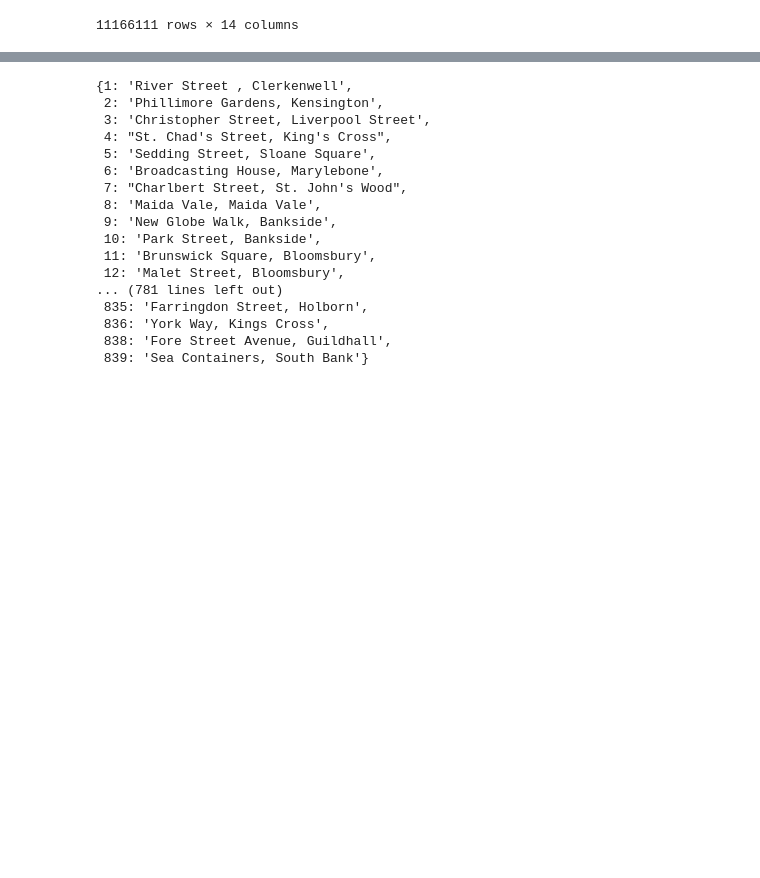
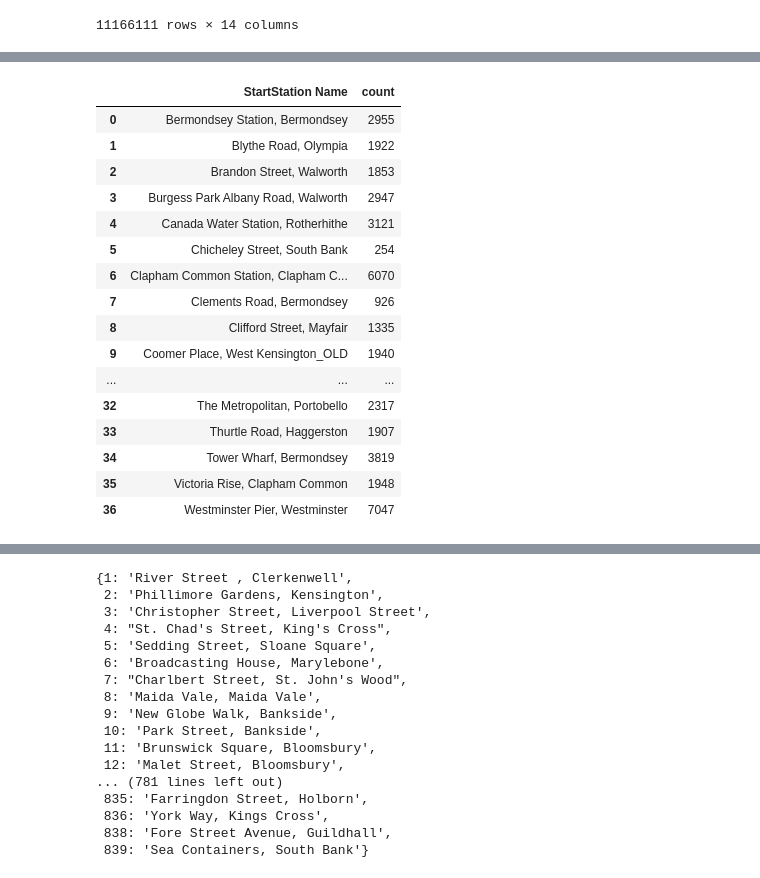
Before and after one commit to elrhmo/TfL_Bike_Analysis, a Jupyter notebook: data_prep.ipynb, the cells around one changed output, grey strips where cells are left out. Cells and saved outputs as stored; diff of their text form; code cells hidden in the pictures; blank space fills up the shorter version.

```diff
--- a/data_prep.ipynb
+++ b/data_prep.ipynb
@@ -763,0 +795,16 @@ Before compute_both_events() function to te 2022 dataframe, lets assign Ids to a
+# %%
+# new dictionary with switched keys and values
+switched_dict = {value: key for key, value in station_allnames_newdic.items()}
+# %%
+# Assuming your data frame is named 'df' and the columns are 'column1' and 'column2'
+for index, row in df.iterrows():
+    if pd.isnull(row['column1']) and row['column2'] in replacement_dict:
+        df.at[index, 'column1'] = replacement_dict[row['column2']]
+# %%
+# let's assign station ids if it exist in our dictionary
+
+#sorting start station Ids first
+bd_data_2022_clean3 = bd_data_2022_clean2.copy()
+for index, row in bd_data_2022_clean3.iterrows():
+    if pd.isnull(row['StartStation Id']) and row['StartStation Name'] in switched_dict:
+        bd_data_2022_clean3.at[index, 'StartStation Id'] = switched_dict[row['StartStation Name']]
@@ -763,0 +853,22 @@ Before compute_both_events() function to te 2022 dataframe, lets assign Ids to a
+# %%
+grouped_counts_start = bd_data_2022_clean3[bd_data_2022_clean3['StartStation Id'].isnull()].groupby('StartStation Name').size()
+grouped_counts_start_df = grouped_counts.reset_index(name='count')
+grouped_counts_start_df
+# %% [output]
+|  | StartStation Name | count |
+| 0 | Bermondsey Station, Bermondsey | 2955 |
+| 1 | Blythe Road, Olympia | 1922 |
+| 2 | Brandon Street, Walworth | 1853 |
+| 3 | Burgess Park Albany Road, Walworth | 2947 |
+| 4 | Canada Water Station, Rotherhithe | 3121 |
+| 5 | Chicheley Street, South Bank | 254 |
+| 6 | Clapham Common Station, Clapham C... | 6070 |
+| 7 | Clements Road, Bermondsey | 926 |
+| 8 | Clifford Street, Mayfair | 1335 |
+| 9 | Coomer Place, West Kensington_OLD | 1940 |
+| ... | ... | ... |
+| 32 | The Metropolitan, Portobello | 2317 |
+| 33 | Thurtle Road, Haggerston | 1907 |
+| 34 | Tower Wharf, Bermondsey | 3819 |
+| 35 | Victoria Rise, Clapham Common | 1948 |
+| 36 | Westminster Pier, Westminster | 7047 |
```
Also changed, not shown: parts of 17 cells of this notebook.
